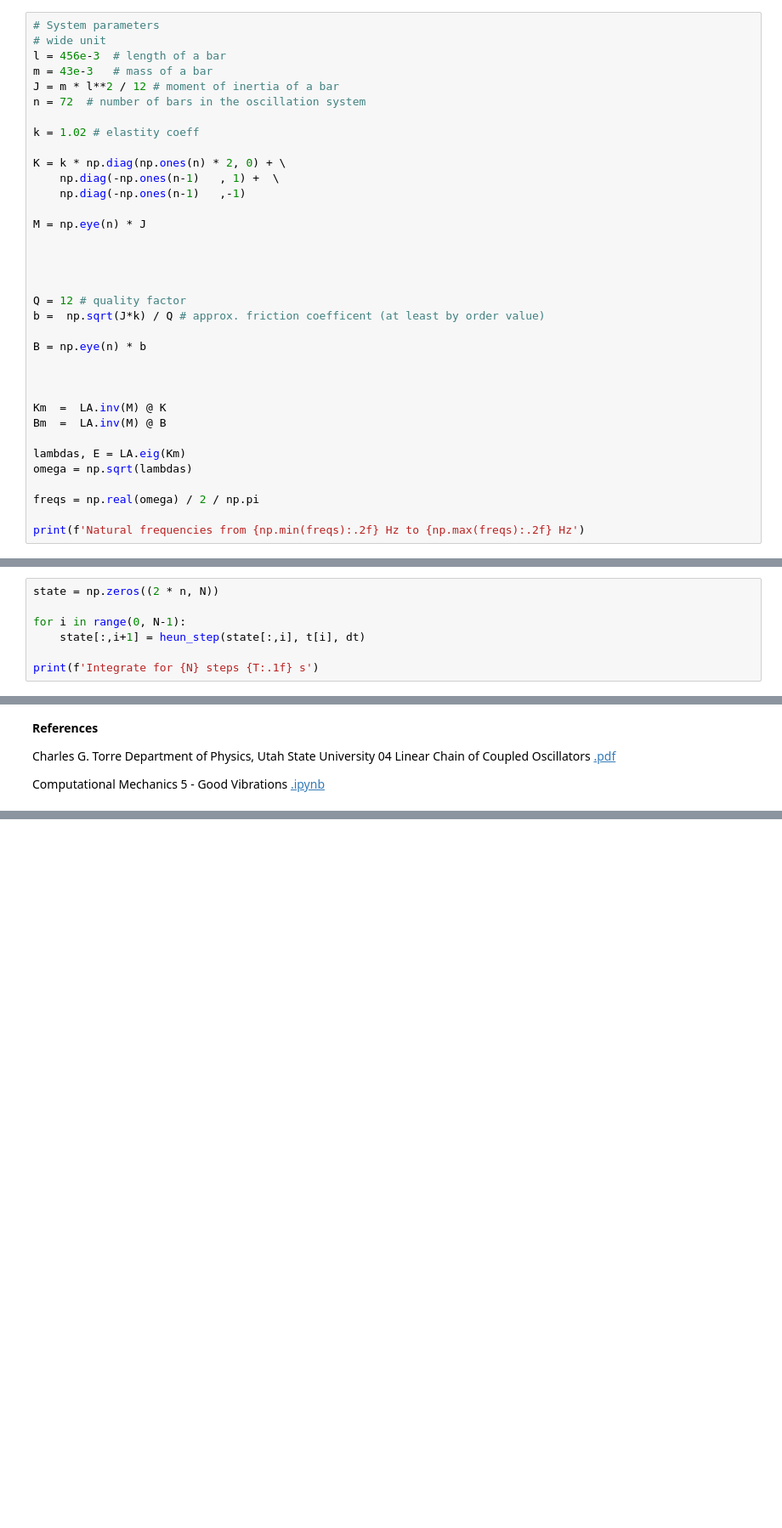
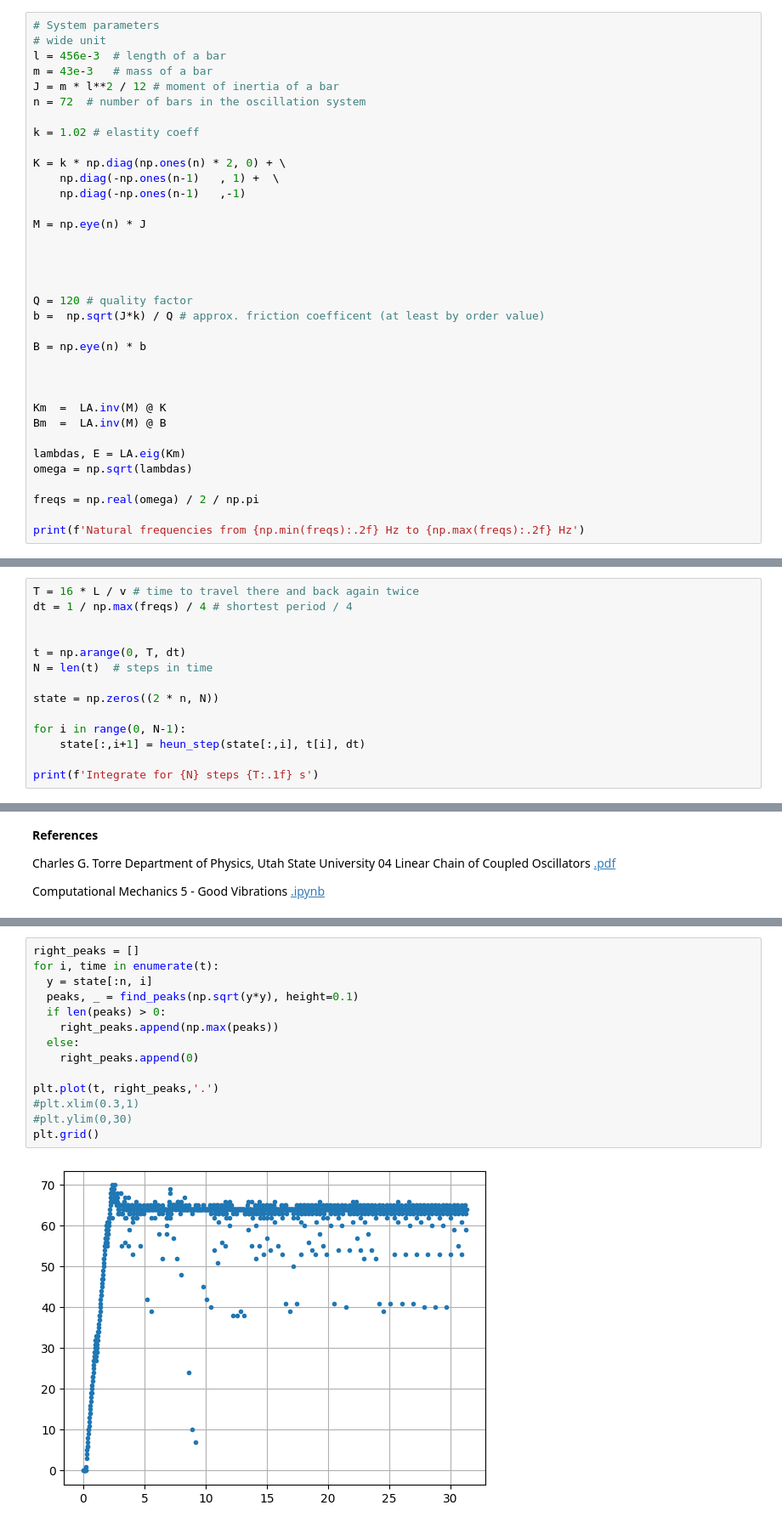
Before and after one commit to evgeny-kolonsky/Lab3_MW, a Jupyter notebook: Lab3_MW.ipynb, the cells around one changed output, grey strips where cells are left out. Shown at 85% size. Drawn from its saved outputs; the diff is of its cells as text; blank space fills up the shorter version.

Commit message:
v.0.1.11 peak analysis

```diff
--- a/Lab3_MW.ipynb
+++ b/Lab3_MW.ipynb
@@ -83,7 +84,7 @@ M = np.eye(n) * J
 
 
 
-Q = 12 # quality factor
+Q = 120 # quality factor
 b =  np.sqrt(J*k) / Q # approx. friction coefficent (at least by order value)
 
 B = np.eye(n) * b
@@ -241,6 +233,13 @@ N = len(t)  # steps in time
 # %% [markdown]
 Integrate numerically
 # %%
+T = 16 * L / v # time to travel there and back again twice
+dt = 1 / np.max(freqs) / 4 # shortest period / 4
+
+
+t = np.arange(0, T, dt)
+N = len(t)  # steps in time
+
 state = np.zeros((2 * n, N))
 
 for i in range(0, N-1):
@@ -294,0 +301,16 @@ Computational Mechanics 5 - Good Vibrations [.ipynb](https://cooperrc.github.io/
+# %%
+right_peaks = []
+for i, time in enumerate(t):
+  y = state[:n, i]
+  peaks, _ = find_peaks(np.sqrt(y*y), height=0.1)
+  if len(peaks) > 0:
+    right_peaks.append(np.max(peaks))
+  else:
+    right_peaks.append(0)
+
+plt.plot(t, right_peaks,'.')
+#plt.xlim(0.3,1)
+#plt.ylim(0,30)
+plt.grid()
+# %% [output]
+[figure, added]
```
Also changed, not shown: parts of 9 cells of this notebook.
